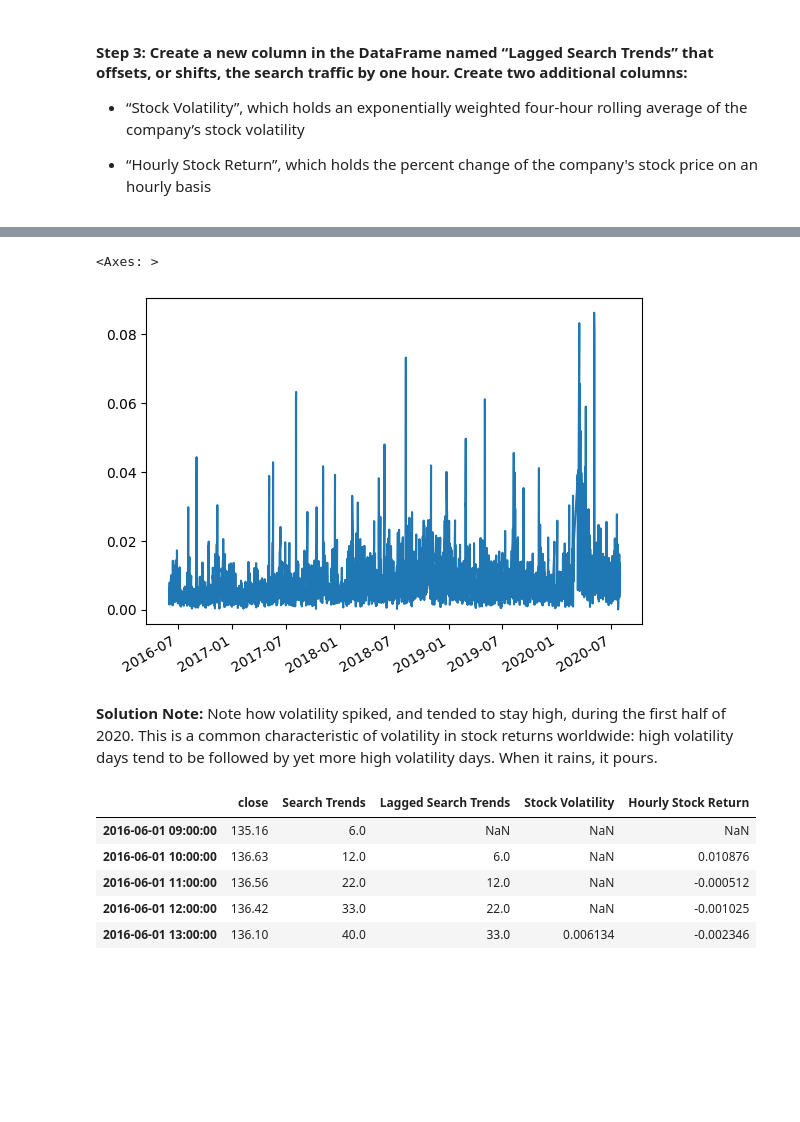
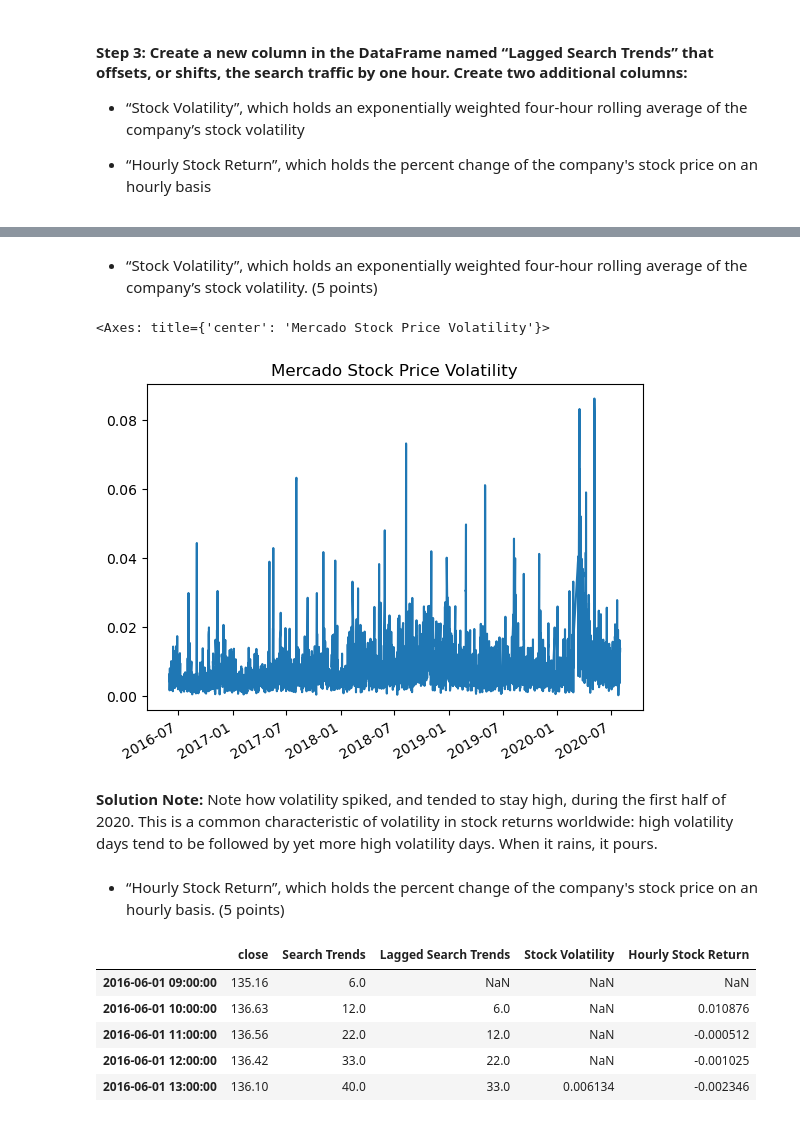
Before and after one commit to Ed-Lovera/prophet-challenge, a Jupyter notebook: forecasting_net_prophet.ipynb, the cells around one changed output, grey strips where cells are left out. Saved outputs shown, nothing was run; the diff lists cells and outputs as text; code cells hidden in the pictures; blank space fills up the shorter version.

```diff
--- a/forecasting_net_prophet.ipynb
+++ b/forecasting_net_prophet.ipynb
@@ -236,8 +238,9 @@ To do so, complete the following steps:
 # %%
 # Upload the "mercado_stock_price.csv" file into Colab, then store in a Pandas DataFrame
 # Set the "date" column as the Datetime Index.
+dataset = "mercado_stock_price.csv"
 df_mercado_stock = pd.read_csv(
-    "https://static.bc-edx.com/ai/ail-v-1-0/m8/lms/datasets/mercado_stock_price.csv",
+    dataset_host + dataset_path + dataset,
     index_col="date",
     parse_dates=True
 ).dropna()
@@ -268,9 +274,11 @@ display(df_mercado_stock.tail())
 # %%
 # Concatenate the df_mercado_stock DataFrame with the df_mercado_trends DataFrame
 # Concatenate the DataFrame by columns (axis=1), and drop and rows with only one column of data
-
+df_mercado = pd.concat([df_mercado_stock, df_mercado_trends], axis=1).dropna()
 
 # View the first and last five rows of the DataFrame
+display(df_mercado.head())
+display(df_mercado.tail())
 # %% [output]
 |  | close | Search Trends |
 | 2016-06-01 09:00:00 | 135.16 | 6.0 |
@@ -326,3 +340,7 @@ array([<Axes: >, <Axes: >], dtype=object)
 # %%
 # Create a new column in the mercado_stock_trends_df DataFrame called Lagged Search Trends
 # This column should shift the Search Trends information by one hour
+df_mercado["Lagged Search Trends"] = df_mercado["Search Trends"].shift(1)
+
+display(df_mercado.head())
+display(df_mercado.tail())
@@ -329,13 +360,19 @@ array([<Axes: >, <Axes: >], dtype=object)
+# %% [markdown]
+- “Stock Volatility”, which holds an exponentially weighted four-hour rolling average of the company’s stock volatility. (5 points)
 # %%
 # Create a new column in the mercado_stock_trends_df DataFrame called Stock Volatility
 # This column should calculate the standard deviation of the closing stock price return data over a 4 period rolling window
+df_mercado["Stock Volatility"] = df_mercado["close"].pct_change().rolling(4).std()
 # %%
 # Visualize the stock volatility
+df_mercado["Stock Volatility"].plot(title="Mercado Stock Price Volatility")
 # %% [output]
-<Axes: >
+<Axes: title={'center': 'Mercado Stock Price Volatility'}>
-[figure, old version]
+[figure, new version]
 # %% [markdown]
 **Solution Note:** Note how volatility spiked, and tended to stay high, during the first half of 2020. This is a common characteristic of volatility in stock returns worldwide: high volatility days tend to be followed by yet more high volatility days. When it rains, it pours.
+# %% [markdown]
+- “Hourly Stock Return”, which holds the percent change of the company's stock price on an hourly basis. (5 points)
 # %%
 # Create a new column in the mercado_stock_trends_df DataFrame called Hourly Stock Return
 # This column should calculate hourly return percentage of the closing price
```
Also changed, not shown: parts of 12 cells of this notebook.
